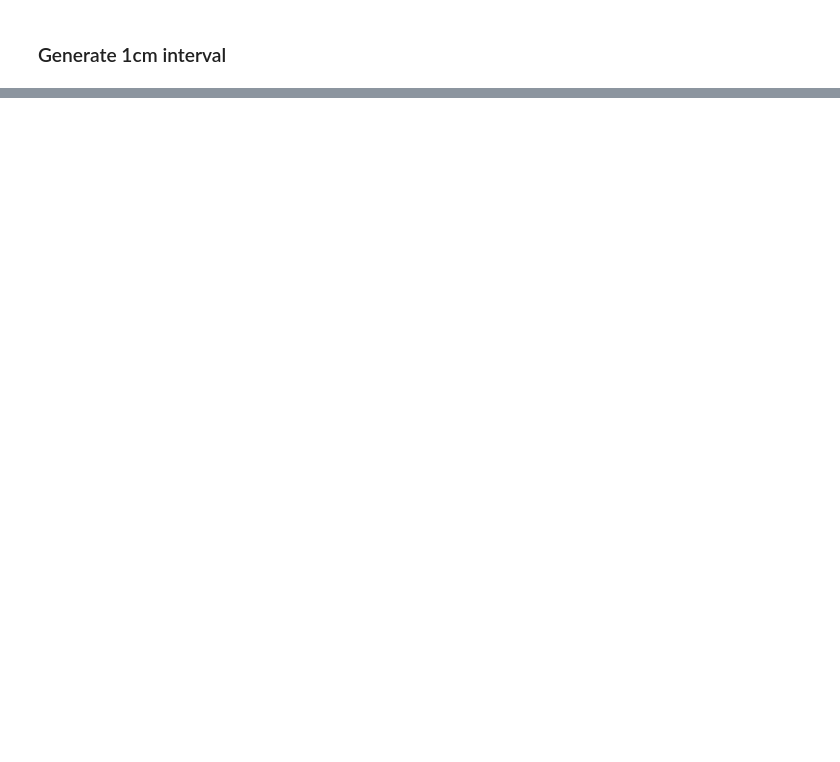
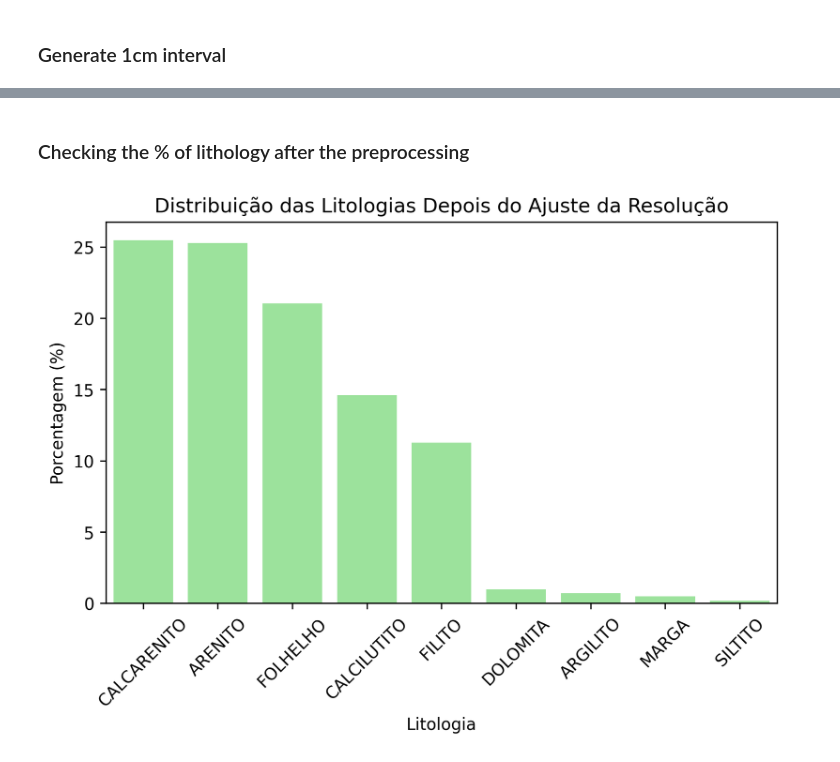
Before and after one commit to rafaseto/lithofacies-classification-from-image-logs, a Jupyter notebook: src/lithology_resolution_preprocess.ipynb, the cells around one changed output, grey strips where cells are left out. Drawn from its saved outputs; the diff is of its cells as text; code cells hidden in the pictures; blank space fills up the shorter version.

```diff
--- a/src/lithology_resolution_preprocess.ipynb
+++ b/src/lithology_resolution_preprocess.ipynb
@@ -19,3 +58,0 @@ df_lithology[df_lithology['TDEP'] == 96.5]['LITOLOGIA'].values[0]
-# %%
-below = df_lithology[df_lithology['TDEP'] > 96.57].head(1)
-below
@@ -48,2 +99,25 @@ df_results = pd.DataFrame(results, columns=['TDEP', 'Lithology'])
+# %% [markdown]
+### Checking the % of lithology after the preprocessing
+# %%
+lithology_after = df_results['Lithology'].value_counts(normalize=True) * 100
+
+# Preparing the df
+lithology_after_df = lithology_after.reset_index()
+lithology_after_df.columns = ['Litologia', 'Porcentagem']
+
+plt.figure(dpi=300)
+sns.barplot(data=lithology_after_df, x='Litologia', y='Porcentagem', color='lightgreen')
+
+plt.title("Distribuição das Litologias Depois do Ajuste da Resolução")
+plt.ylabel("Porcentagem (%)")
+plt.xlabel("Litologia")
+plt.xticks(rotation=45)
+plt.tight_layout()
+
+plt.savefig("Distribuicao-Litologias-Depois.png", dpi=300)
+
+plt.show()
+# %% [output]
+[figure, added]
 # %%
 df_results.to_csv("lithology_res_preprocess.csv", index=False)
```
Also changed, not shown: parts of 9 cells of this notebook.
